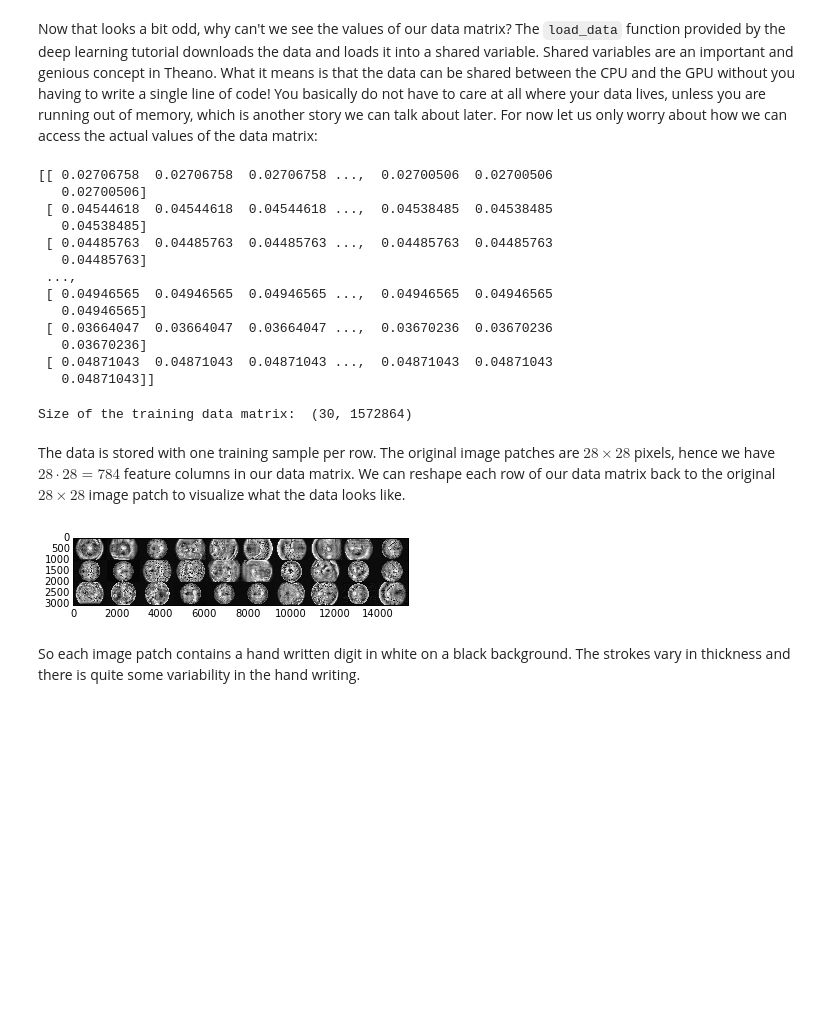
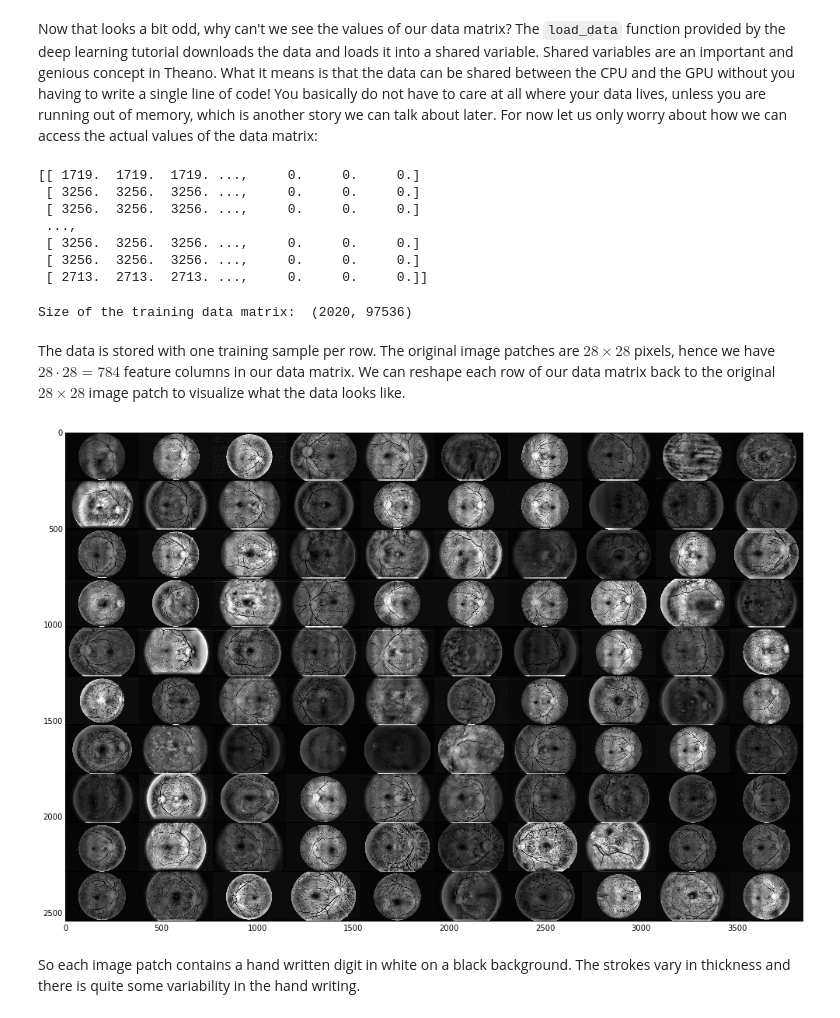
Before and after one commit to lantian2012/CS205_Project, a Jupyter notebook: ConvolutionalNetworks.ipynb, the cells around one changed output. Cells and saved outputs as stored; diff of their text form; code cells hidden in the pictures; blank space fills up the shorter version.

```diff
--- a/ConvolutionalNetworks.ipynb
+++ b/ConvolutionalNetworks.ipynb
@@ -69,6 +71,8 @@ Classifying handwritten digits is like the 'hello world' for deep learning metho
 
 MNIST consists of 70 000 small image patches, each showing a handwritten digit character in white on a black background. There are 10 different classes (the digits from 0-9). Let's load the data and have a look.
 # %%
+import Image
+
 def load_data(hdf5_file):
     ''' Loads the dataset
     '''
@@ -77,16 +81,29 @@ def load_data(hdf5_file):
     # LOAD DATA #
     #############
 
+    def resize_image(mat_row):
+        im = Image.fromarray(mat_row.reshape(254, 384))
+        im = im.resize((254, 254), Image.ANTIALIAS)
+        return np.array(im).flatten()
+
     print '... loading data'
 
     # Load the dataset
     hdf5 = h5py.File(hdf5_file,'r')
+
+    #train_set_x = np.array([ resize_image(row) for row in list(hdf5['X_train'][:])], dtype=np.float32)
+    #test_set_x = np.array([ resize_image(row) for row in list(hdf5['X_test'][:])], dtype=np.float32)
+    #valid_set_x = np.array([ resize_image(row) for row in list(hdf5['X_valid'][:])], dtype=np.float32)
+    #train_set_y =np.array([np.where(enc == 1) for enc in  hdf5['y_train'][:]]).flatten()
+    #test_set_y = np.array([np.where(enc == 1) for enc in  hdf5['y_test'][:]]).flatten()
+    #valid_set_y = np.array([np.where(enc == 1) for enc in  hdf5['y_valid'][:]]).flatten()
+
     train_set_x = hdf5['X_train'][:]
-    test_set_x = hdf5['X_test'][:]
+    test_set_x =hdf5['X_test'][:]
     valid_set_x = hdf5['X_valid'][:]
-    train_set_y = hdf5['y_train'][:]
-    test_set_y = hdf5['y_test'][:]
-    valid_set_y = hdf5['y_valid'][:]
+    train_set_y =np.array([np.where(enc == 1) for enc in  hdf5['y_train'][:]]).flatten()
+    test_set_y = np.array([np.where(enc == 1) for enc in  hdf5['y_test'][:]]).flatten()
+    valid_set_y = np.array([np.where(enc == 1) for enc in  hdf5['y_valid'][:]]).flatten()
 
     #train_set, valid_set format: tuple(input, target)
     #input is an numpy.ndarray of 2 dimensions (a matrix)
@@ -123,7 +140,7 @@ def load_data(hdf5_file):
             (test_set_x, test_set_y)]
     return rval
 # %%
-datasets = load_data("Data/hdf5/sample.hdf5")
+datasets = load_data("Data/hdf5/data_binary.hdf5")
 # %% [output]
 ... loading data
 # %%
@@ -141,36 +158,31 @@ Now that looks a bit odd, why can't we see the values of our data matrix? The `l
 # %%
 print train_set_x.get_value()
 # %% [output]
-[[ 0.02706758  0.02706758  0.02706758 ...,  0.02700506  0.02700506
-   0.02700506]
- [ 0.04544618  0.04544618  0.04544618 ...,  0.04538485  0.04538485
-   0.04538485]
- [ 0.04485763  0.04485763  0.04485763 ...,  0.04485763  0.04485763
-   0.04485763]
+[[ 1719.  1719.  1719. ...,     0.     0.     0.]
+ [ 3256.  3256.  3256. ...,     0.     0.     0.]
+ [ 3256.  3256.  3256. ...,     0.     0.     0.]
  ...,
- [ 0.04946565  0.04946565  0.04946565 ...,  0.04946565  0.04946565
-   0.04946565]
- [ 0.03664047  0.03664047  0.03664047 ...,  0.03670236  0.03670236
-   0.03670236]
- [ 0.04871043  0.04871043  0.04871043 ...,  0.04871043  0.04871043
-   0.04871043]]
+ [ 3256.  3256.  3256. ...,     0.     0.     0.]
+ [ 3256.  3256.  3256. ...,     0.     0.     0.]
+ [ 2713.  2713.  2713. ...,     0.     0.     0.]]
 # %%
 print "Size of the training data matrix: ", train_set_x.get_value().shape
 # %% [output]
-Size of the training data matrix:  (30, 1572864)
+Size of the training data matrix:  (2020, 97536)
 # %% [markdown]
 The data is stored with one training sample per row. The original image patches are $28 \times 28$ pixels, hence we have $28 \cdot 28 = 784$ feature columns in our data matrix. We can reshape each row of our data matrix back to the original $28 \times 28$ image patch to visualize what the data looks like.
 # %%
 from utils import tile_raster_images
-ishape = (1024, 1536)
-samples = tile_raster_images(train_set_x.get_value(), img_shape=(ishape[0],ishape[1]), tile_shape=(3,10), tile_spacing=(0, 0),
+ishape = (254, 384)
+plt.figure(figsize=(17, 20))
+samples = tile_raster_images(train_set_x.get_value(), img_shape=(ishape[0],ishape[1]), tile_shape=(10,10), tile_spacing=(0, 0),
                        scale_rows_to_unit_interval=True,
                        output_pixel_vals=True)
 
 plt.imshow(samples)
 plt.show()
 # %% [output]
-[figure, old version]
+[figure, new version]
 # %% [markdown]
 So each image patch contains a hand written digit in white on a black background. The strokes vary in thickness and there is quite some variability in the hand writing.
 # %% [markdown]
```
Also changed, not shown: parts of 10 cells of this notebook, 1 other file.
